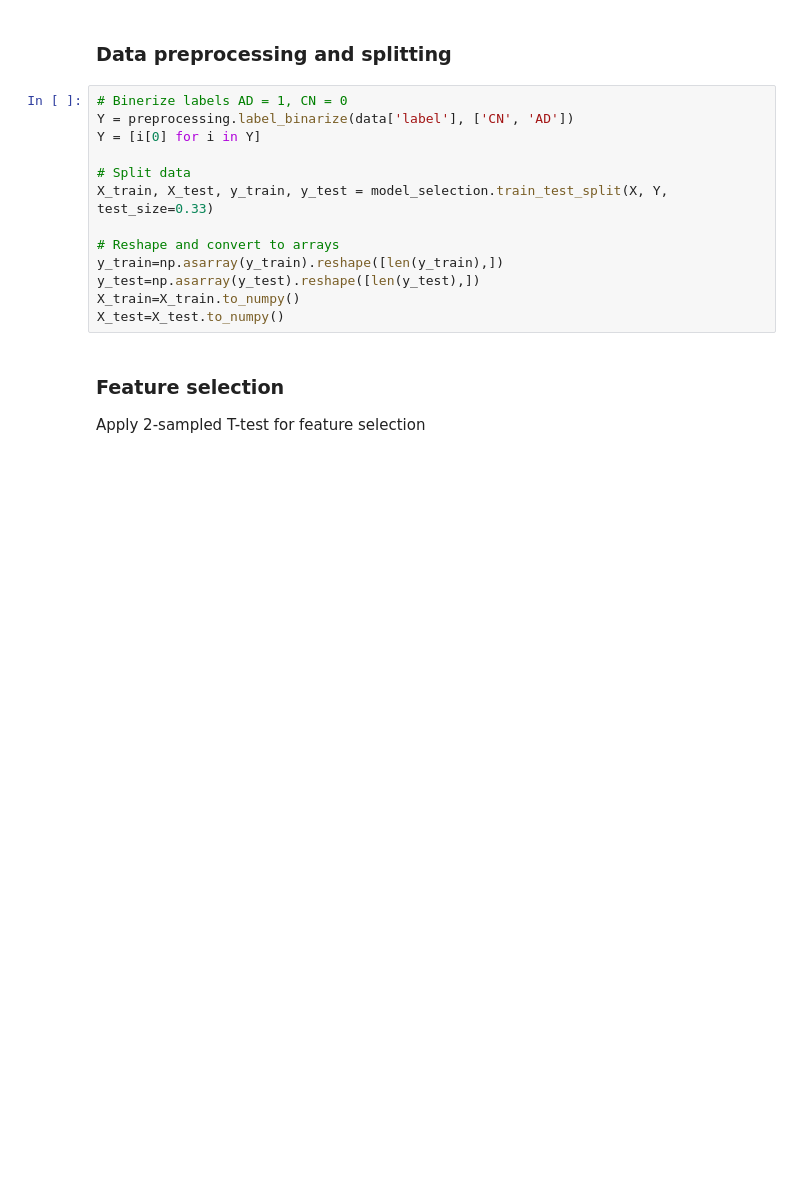
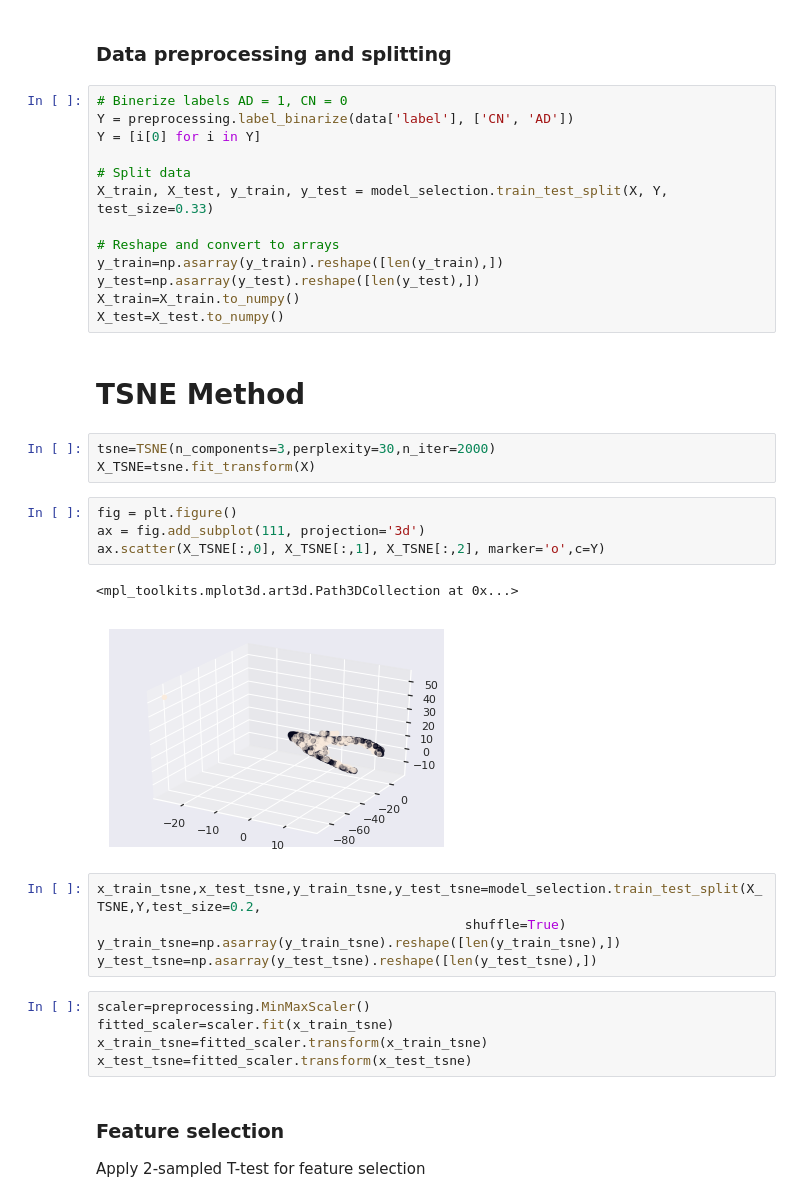
Before and after one commit to Enzo-Kerkhof/TM10007_PROJECT, a Jupyter notebook: assignment.ipynb, the cells around one changed output. Cells and saved outputs as stored; diff of their text form; blank space fills up the shorter version.

```diff
--- a/assignment.ipynb
+++ b/assignment.ipynb
@@ -79,6 +79,28 @@ y_train=np.asarray(y_train).reshape([len(y_train),])
 y_test=np.asarray(y_test).reshape([len(y_test),])
 X_train=X_train.to_numpy()
 X_test=X_test.to_numpy()
+# %% [markdown]
+# TSNE Method
+# %%
+tsne=TSNE(n_components=3,perplexity=30,n_iter=2000)
+X_TSNE=tsne.fit_transform(X)
+# %%
+fig = plt.figure()
+ax = fig.add_subplot(111, projection='3d')
+ax.scatter(X_TSNE[:,0], X_TSNE[:,1], X_TSNE[:,2], marker='o',c=Y)
+# %% [output]
+<mpl_toolkits.mplot3d.art3d.Path3DCollection at 0x...>
+[figure, added]
+# %%
+x_train_tsne,x_test_tsne,y_train_tsne,y_test_tsne=model_selection.train_test_split(X_TSNE,Y,test_size=0.2,
+                                               shuffle=True)
+y_train_tsne=np.asarray(y_train_tsne).reshape([len(y_train_tsne),])
+y_test_tsne=np.asarray(y_test_tsne).reshape([len(y_test_tsne),])
+# %%
+scaler=preprocessing.MinMaxScaler()
+fitted_scaler=scaler.fit(x_train_tsne)
+x_train_tsne=fitted_scaler.transform(x_train_tsne)
+x_test_tsne=fitted_scaler.transform(x_test_tsne)
 # %% [markdown]
 ### Feature selection
 
```
Also changed, not shown: parts of 15 cells of this notebook.
